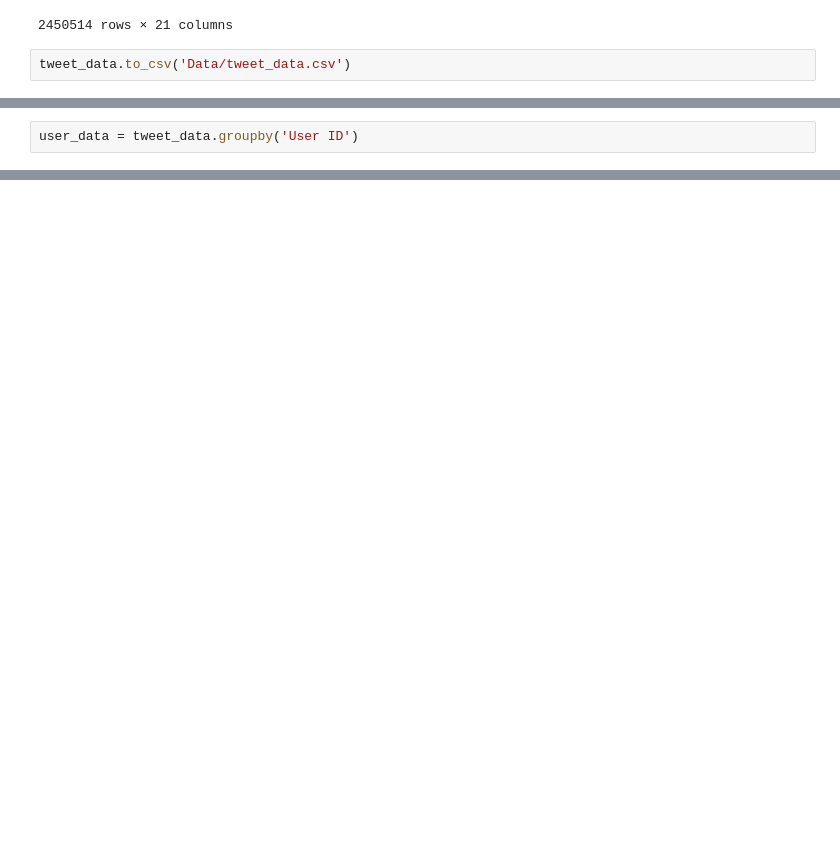
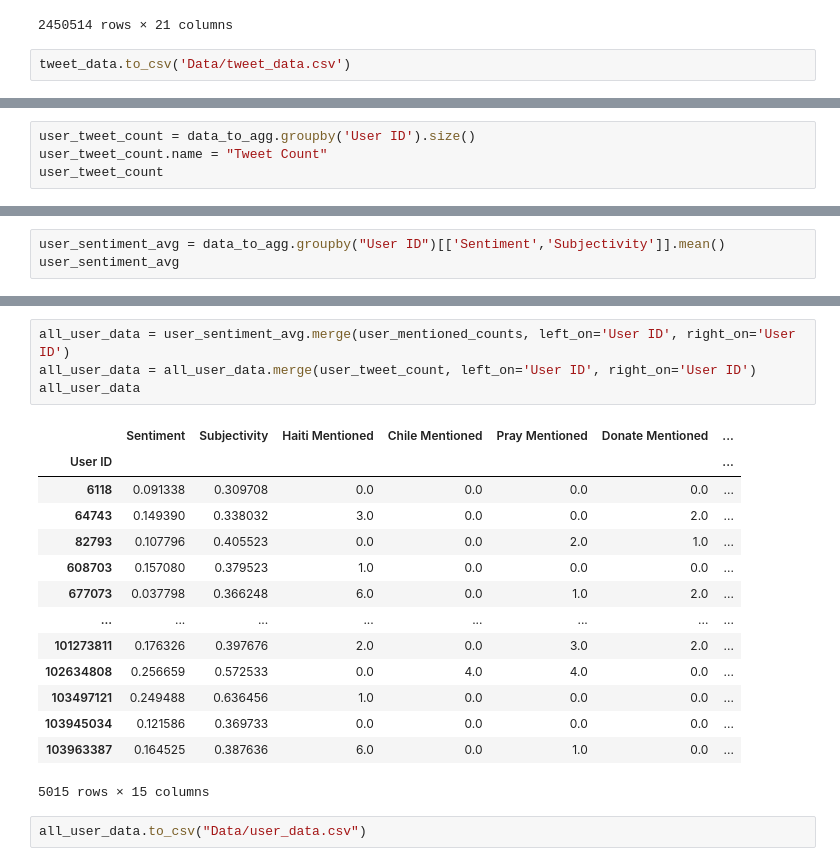
Before and after one commit to Davey-J/QM2Analysis, a Jupyter notebook: NLP Keyword Filtering.ipynb, the cells around one changed output, grey strips where cells are left out. Drawn from its saved outputs; the diff is of its cells as text; blank space fills up the shorter version.

```diff
--- a/NLP Keyword Filtering.ipynb
+++ b/NLP Keyword Filtering.ipynb
@@ -80,2 +97,4 @@ tweet_data.to_csv('Data/tweet_data.csv')
 # %%
-user_data = tweet_data.groupby('User ID')
+user_tweet_count = data_to_agg.groupby('User ID').size()
+user_tweet_count.name = "Tweet Count"
+user_tweet_count
@@ -81,0 +133,3 @@ user_data = tweet_data.groupby('User ID')
+# %%
+user_sentiment_avg = data_to_agg.groupby("User ID")[['Sentiment','Subjectivity']].mean()
+user_sentiment_avg
@@ -81,0 +151,21 @@ user_data = tweet_data.groupby('User ID')
+# %%
+all_user_data = user_sentiment_avg.merge(user_mentioned_counts, left_on='User ID', right_on='User ID')
+all_user_data = all_user_data.merge(user_tweet_count, left_on='User ID', right_on='User ID')
+all_user_data
+# %% [output]
+|  | Sentiment | Subjectivity | Haiti Mentioned | Chile Mentioned | Pray Mentioned | Donate Mentioned | ... |
+| User ID |  |  |  |  |  |  | ... |
+| 6118 | 0.091338 | 0.309708 | 0.0 | 0.0 | 0.0 | 0.0 | ... |
+| 64743 | 0.149390 | 0.338032 | 3.0 | 0.0 | 0.0 | 2.0 | ... |
+| 82793 | 0.107796 | 0.405523 | 0.0 | 0.0 | 2.0 | 1.0 | ... |
+| 608703 | 0.157080 | 0.379523 | 1.0 | 0.0 | 0.0 | 0.0 | ... |
+| 677073 | 0.037798 | 0.366248 | 6.0 | 0.0 | 1.0 | 2.0 | ... |
+| ... | ... | ... | ... | ... | ... | ... | ... |
+| 101273811 | 0.176326 | 0.397676 | 2.0 | 0.0 | 3.0 | 2.0 | ... |
+| 102634808 | 0.256659 | 0.572533 | 0.0 | 4.0 | 4.0 | 0.0 | ... |
+| 103497121 | 0.249488 | 0.636456 | 1.0 | 0.0 | 0.0 | 0.0 | ... |
+| 103945034 | 0.121586 | 0.369733 | 0.0 | 0.0 | 0.0 | 0.0 | ... |
+| 103963387 | 0.164525 | 0.387636 | 6.0 | 0.0 | 1.0 | 0.0 | ... |
+5015 rows × 15 columns
+# %%
+all_user_data.to_csv("Data/user_data.csv")
```
Also changed, not shown: parts of 4 cells of this notebook.
